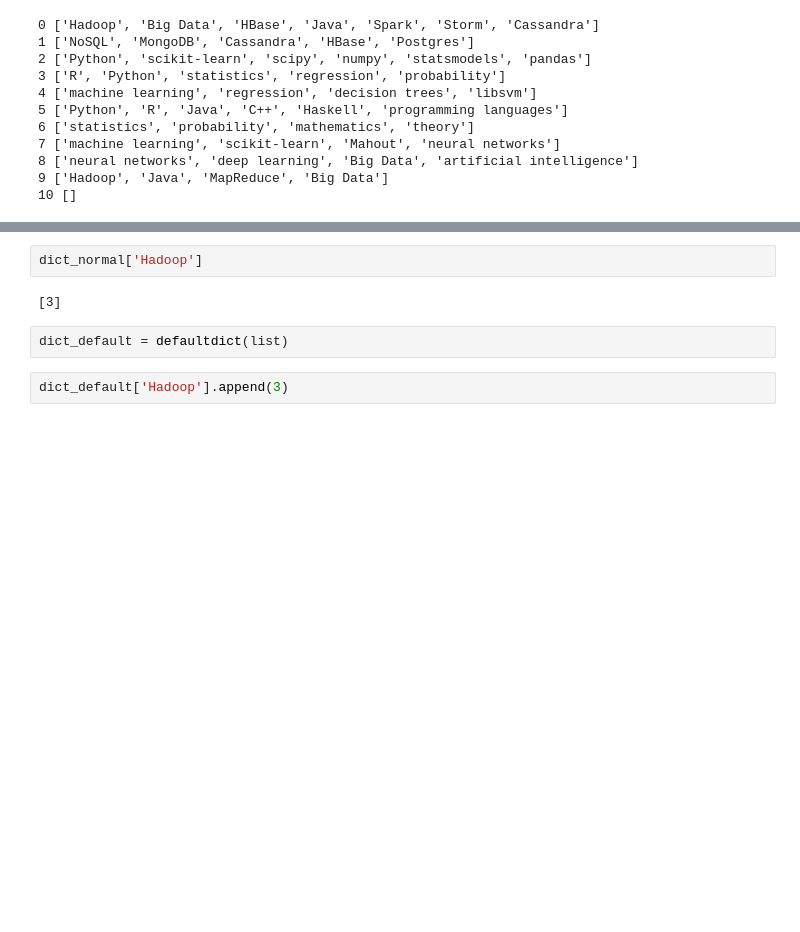
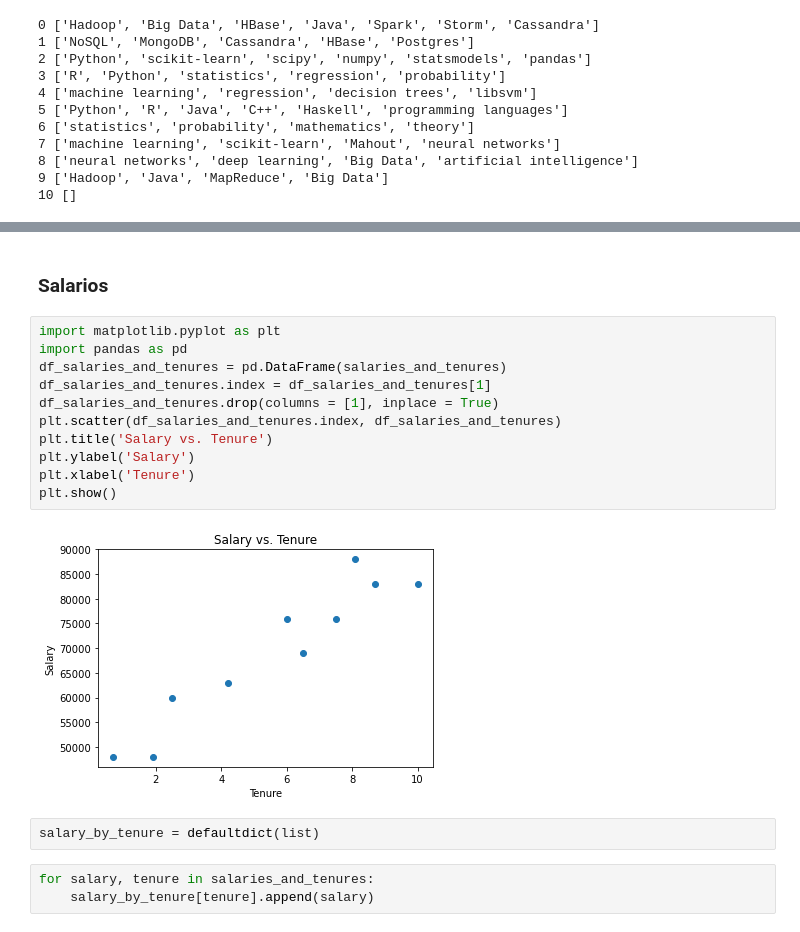
Before and after one commit to caiosalgado/mat_quinta, a Jupyter notebook: Data Science do Zero/Prefacio_Python.ipynb, the cells around one changed output, grey strips where cells are left out. Cells and saved outputs as stored; diff of their text form; blank space fills up the shorter version.

```diff
--- a/Data Science do Zero/Prefacio_Python.ipynb
+++ b/Data Science do Zero/Prefacio_Python.ipynb
@@ -312,10 +406,22 @@ most_common_interests_with(users[0])
 # %% [output]
 Counter({9: 3, 8: 1, 1: 2, 5: 1})
-# %%
-dict_normal['Hadoop']
-# %% [output]
-[3]
+# %% [markdown]
+### Salarios
+# %%
+import matplotlib.pyplot as plt
+import pandas as pd
+df_salaries_and_tenures = pd.DataFrame(salaries_and_tenures)
+df_salaries_and_tenures.index = df_salaries_and_tenures[1]
+df_salaries_and_tenures.drop(columns = [1], inplace = True)
+plt.scatter(df_salaries_and_tenures.index, df_salaries_and_tenures)
+plt.title('Salary vs. Tenure')
+plt.ylabel('Salary')
+plt.xlabel('Tenure')
+plt.show()
+# %% [output]
+[figure, added]
 # %%
-dict_default = defaultdict(list)
+salary_by_tenure = defaultdict(list)
-# %%
-dict_default['Hadoop'].append(3)
+# %%
+for salary, tenure in salaries_and_tenures:
+    salary_by_tenure[tenure].append(salary)
```
Also changed, not shown: parts of 38 cells of this notebook, 7 other files.
